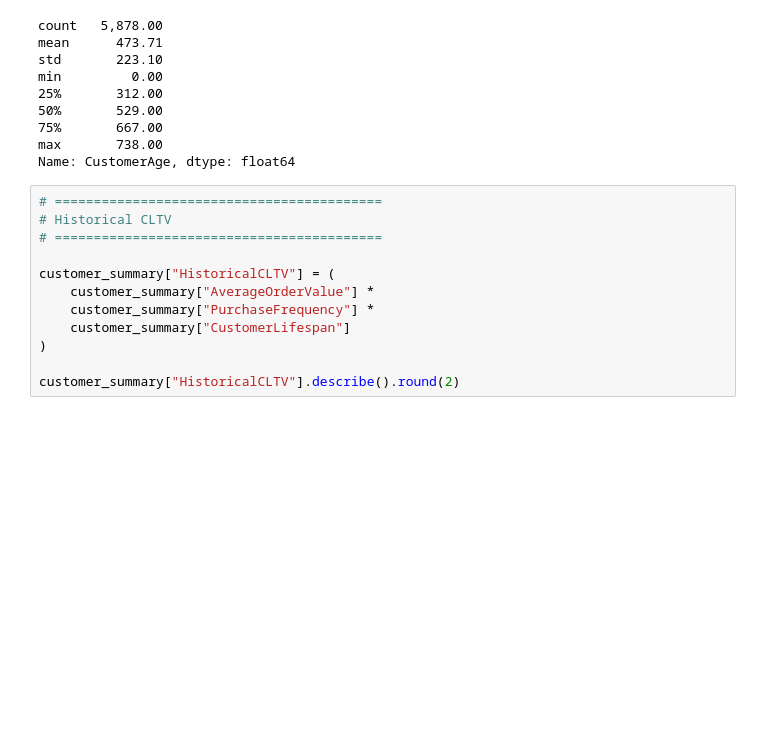
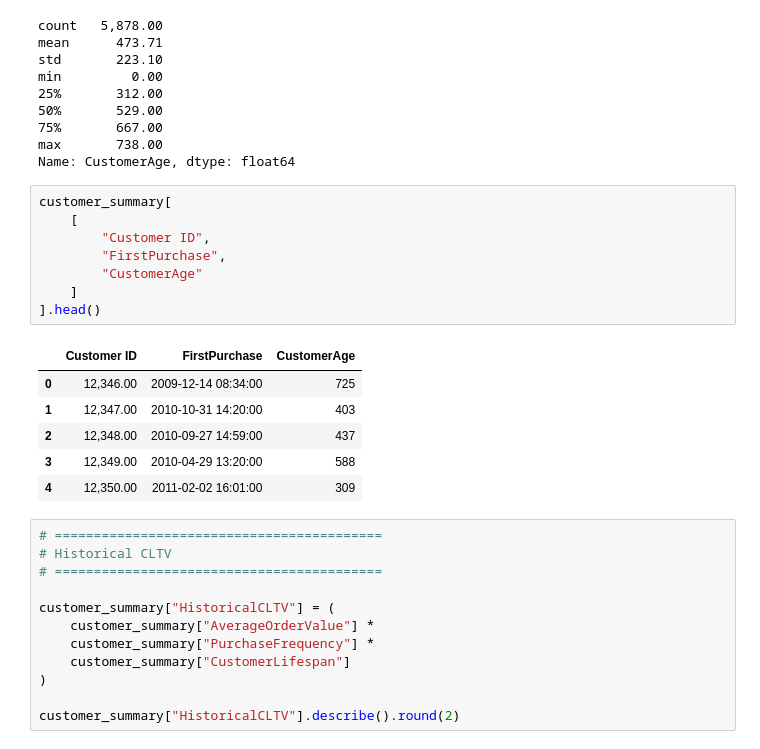
Before and after one commit to Tamoze/SaaS-ECommerce-Cohort-Retention-CLTV-Analysis, a Jupyter notebook: notebooks/03_cltv_analysis.ipynb, the cells around one changed output. Saved outputs shown, nothing was run; the diff lists cells and outputs as text; blank space fills up the shorter version.

```diff
--- a/notebooks/03_cltv_analysis.ipynb
+++ b/notebooks/03_cltv_analysis.ipynb
@@ -263,6 +317,21 @@ min         0.00
 75%       667.00
 max       738.00
 Name: CustomerAge, dtype: float64
+# %%
+customer_summary[
+    [
+        "Customer ID",
+        "FirstPurchase",
+        "CustomerAge"
+    ]
+].head()
+# %% [output]
+|  | Customer ID | FirstPurchase | CustomerAge |
+| 0 | 12,346.00 | 2009-12-14 08:34:00 | 725 |
+| 1 | 12,347.00 | 2010-10-31 14:20:00 | 403 |
+| 2 | 12,348.00 | 2010-09-27 14:59:00 | 437 |
+| 3 | 12,349.00 | 2010-04-29 13:20:00 | 588 |
+| 4 | 12,350.00 | 2011-02-02 16:01:00 | 309 |
 # %%
 # ==========================================
 # Historical CLTV
```
Also changed, not shown: parts of 4 cells of this notebook.
